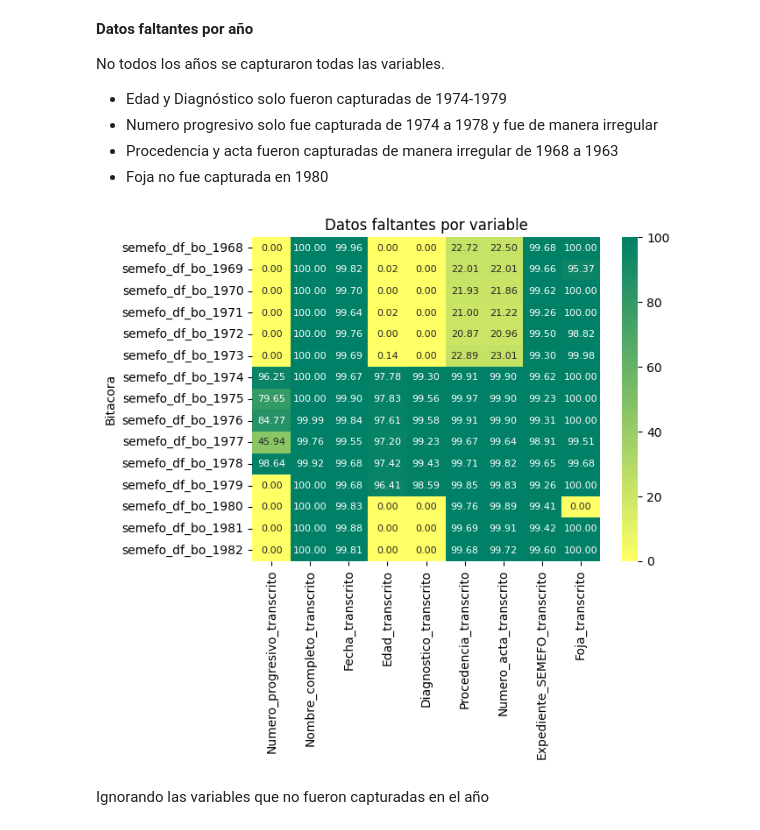
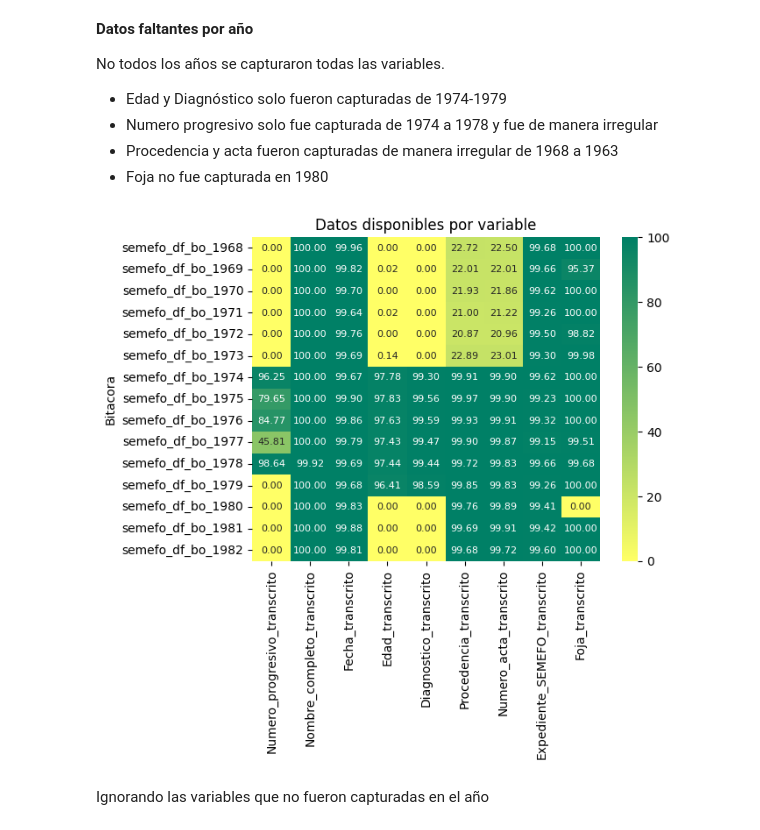
Before and after one commit to mar-esther23/SEMEFO_busqueda, a Jupyter notebook: HBO_analisis.ipynb, the cells around one changed output. Drawn from its saved outputs; the diff is of its cells as text; code cells hidden in the pictures.

```diff
--- a/HBO_analisis.ipynb
+++ b/HBO_analisis.ipynb
@@ -22,6 +22,8 @@ in_file = "data_clean/HBO_clean.pkl"
 with open(in_file, 'rb') as f:
      df = load(f)
 
+#Quitar filas vacias
+df = df[df['Conocido_desconocido']!='S-D']
 df.tail()
 # %% [output]
 |  | Numero_progresivo_transcrito | Nombre_completo_transcrito | Primer_apellido | Segundo_apellido | Nombres_propios | ... |
@@ -65,13 +88,13 @@ No todos los años se capturaron todas las variables.
 # %%
 ingresos_anuales = df['Bitacora_ingresos'].value_counts().sort_index()
 
 df_notnan['Bitacora'] = df['Bitacora_ingresos']
 df_notnan_anual = df_notnan.groupby('Bitacora').sum().divide( ingresos_anuales, axis=0 )
 sns.heatmap(df_notnan_anual*100, cmap='summer_r', annot=True, fmt=".2f", annot_kws={"size": 8})
-plt.title(f"Datos faltantes por variable")
+plt.title(f"Datos disponibles por variable")
 plt.show()
 # %% [output]
-[figure, old version]
+[figure, new version]
 # %% [markdown]
 Ignorando las variables que no fueron capturadas en el año
 # %%
```
Also changed, not shown: parts of 38 cells of this notebook, 1 other file.
